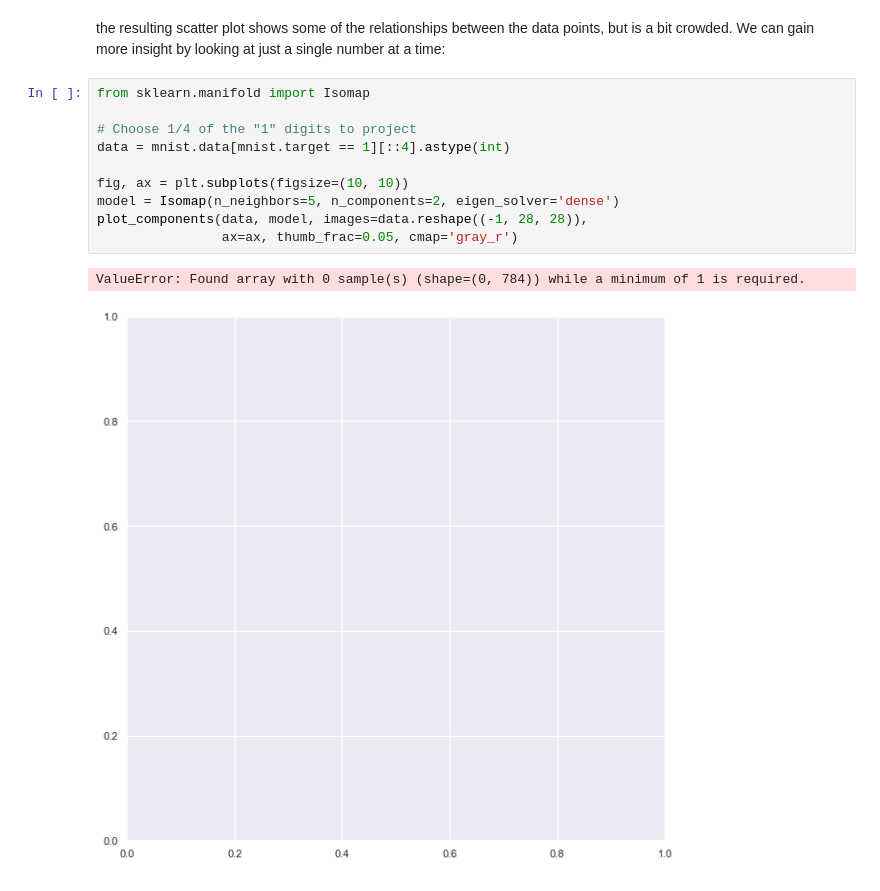
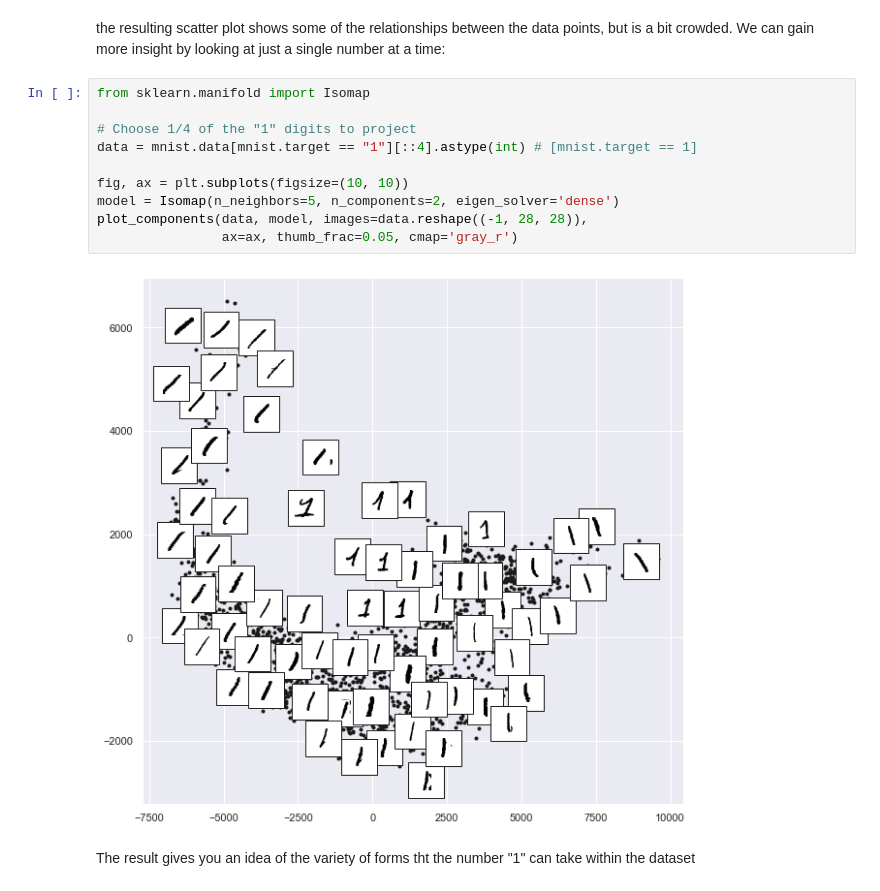
Before and after one commit to UlrikeBoehm/PythonDataScience, a Jupyter notebook: 05_MachineLearning/10_InDepth_Manifold_Learning.ipynb, the cells around one changed output. Cells and saved outputs as stored; diff of their text form.

```diff
--- a/05_MachineLearning/10_InDepth_Manifold_Learning.ipynb
+++ b/05_MachineLearning/10_InDepth_Manifold_Learning.ipynb
@@ -403,13 +403,14 @@ the resulting scatter plot shows some of the relationships between the data poin
 # %%
 from sklearn.manifold import Isomap
 
 # Choose 1/4 of the "1" digits to project
-data = mnist.data[mnist.target == 1][::4].astype(int)
+data = mnist.data[mnist.target == "1"][::4].astype(int) # [mnist.target == 1]
 
 fig, ax = plt.subplots(figsize=(10, 10))
 model = Isomap(n_neighbors=5, n_components=2, eigen_solver='dense')
 plot_components(data, model, images=data.reshape((-1, 28, 28)),
                 ax=ax, thumb_frac=0.05, cmap='gray_r')
 # %% [output]
-ValueError: Found array with 0 sample(s) (shape=(0, 784)) while a minimum of 1 is required.
-[figure, old version]
+[figure, new version]
+# %% [markdown]
+The result gives you an idea of the variety of forms tht the number "1" can take within the dataset
```
